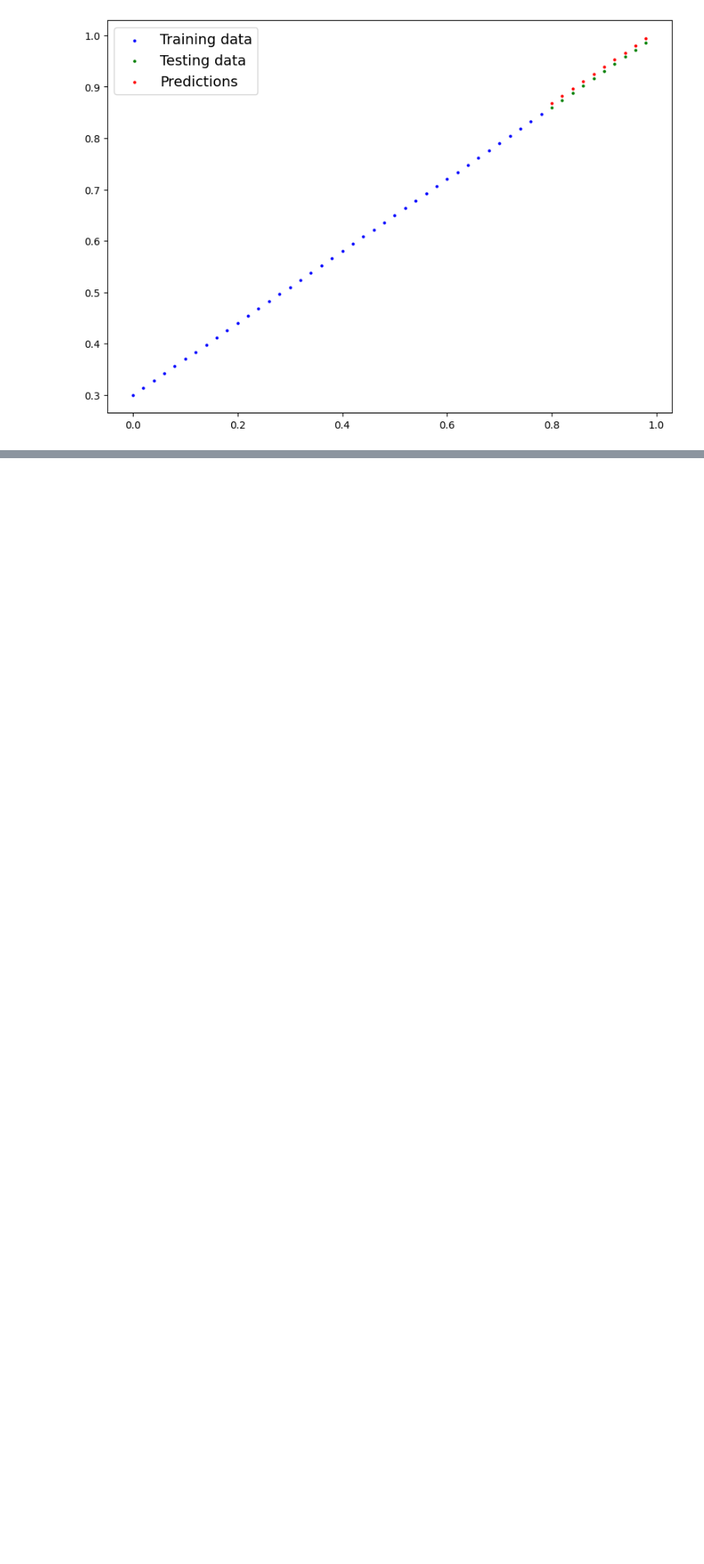
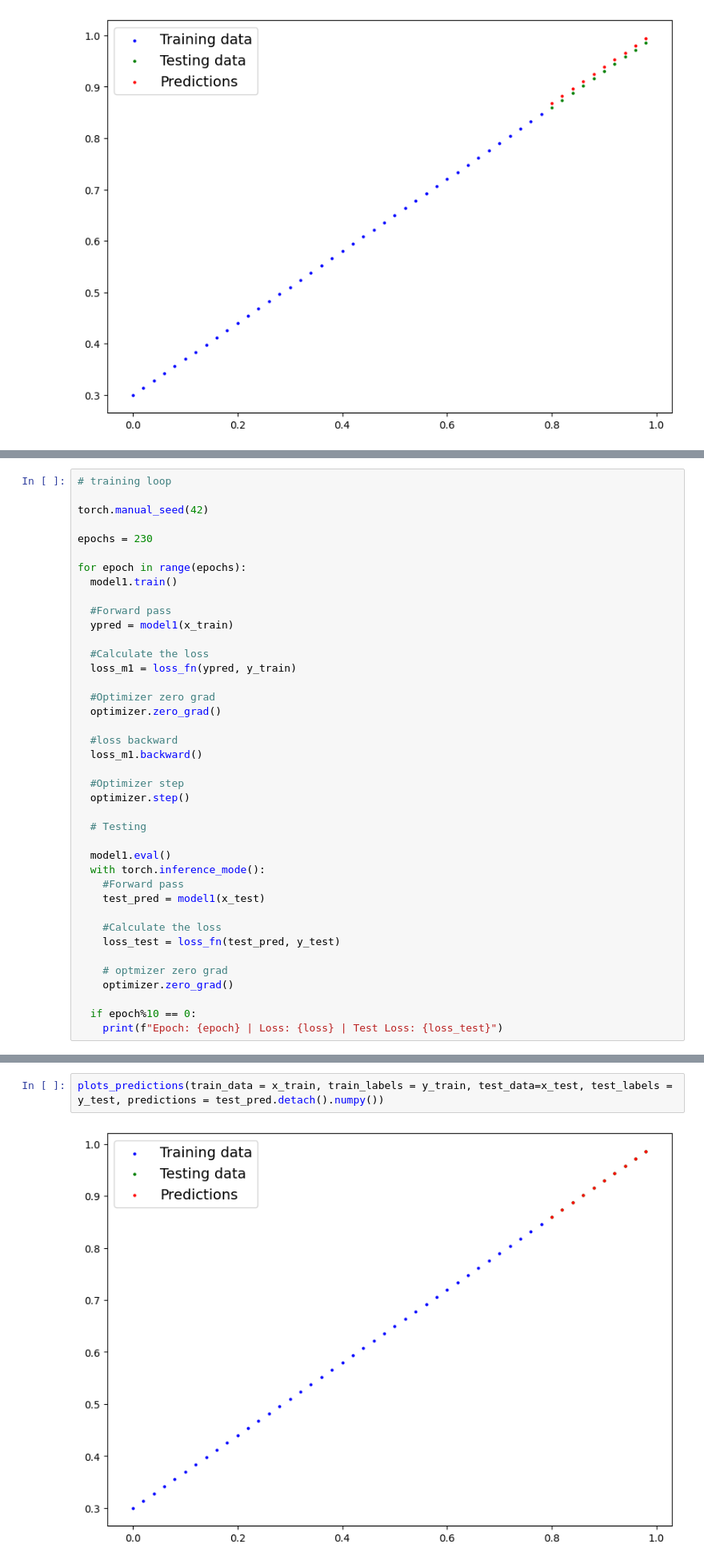
Before and after one commit to Sainithinkadarla/Learn_AI, a Jupyter notebook: Pytorch_tutorial_freecodecamp.ipynb, the cells around one changed output, grey strips where cells are left out. Shown: that part at 80% size. Drawn from its saved outputs; the diff is of its cells as text; blank space fills up the shorter version.

```diff
--- a/Pytorch_tutorial_freecodecamp.ipynb
+++ b/Pytorch_tutorial_freecodecamp.ipynb
@@ -1249,0 +1359,40 @@ plots_predictions(predictions = lypred)
+# %%
+# training loop
+
+torch.manual_seed(42)
+
+epochs = 230
+
+for epoch in range(epochs):
+  model1.train()
+
+  #Forward pass
+  ypred = model1(x_train)
+
+  #Calculate the loss
+  loss_m1 = loss_fn(ypred, y_train)
+
+  #Optimizer zero grad
+  optimizer.zero_grad()
+
+  #loss backward
+  loss_m1.backward()
+
+  #Optimizer step
+  optimizer.step()
+
+  # Testing
+
+  model1.eval()
+  with torch.inference_mode():
+    #Forward pass
+    test_pred = model1(x_test)
+
+    #Calculate the loss
+    loss_test = loss_fn(test_pred, y_test)
+
+    # optmizer zero grad
+    optimizer.zero_grad()
+
+  if epoch%10 == 0:
+    print(f"Epoch: {epoch} | Loss: {loss} | Test Loss: {loss_test}")
@@ -1249,0 +1438,4 @@ plots_predictions(predictions = lypred)
+# %%
+plots_predictions(train_data = x_train, train_labels = y_train, test_data=x_test, test_labels = y_test, predictions = test_pred.detach().numpy())
+# %% [output]
+[figure, added]
```
Also changed, not shown: parts of 31 cells of this notebook.
